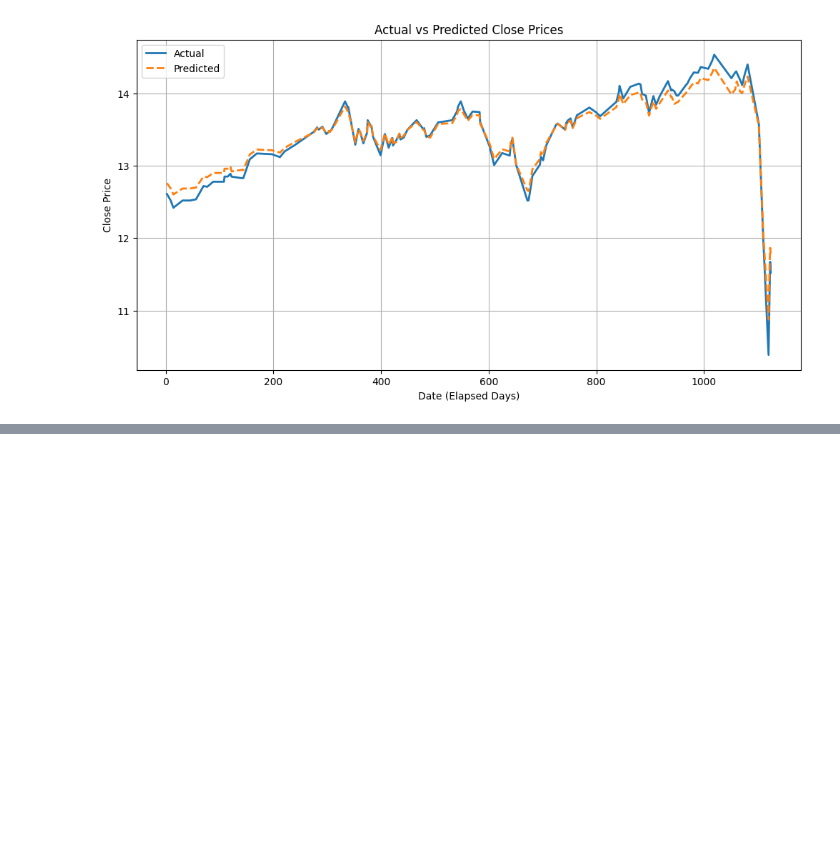
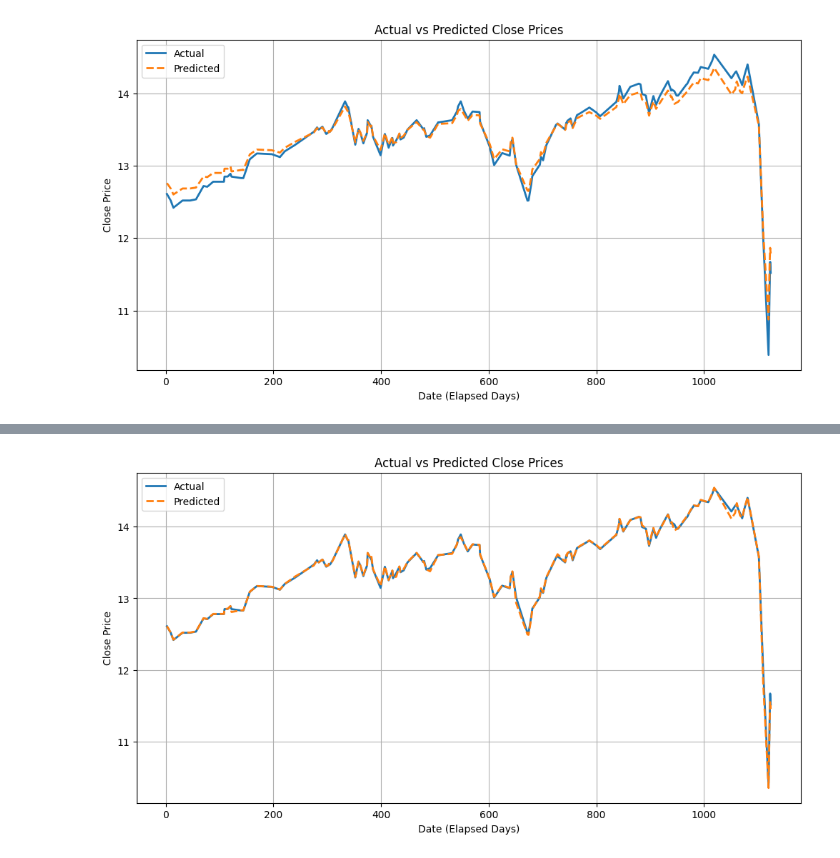
Before and after one commit to ahmobayen/ActionLearning, a Jupyter notebook: lasso-regression-stock-price-prediction.ipynb, the cells around one changed output, grey strips where cells are left out. Cells and saved outputs as stored; diff of their text form; code cells hidden in the pictures; blank space fills up the shorter version.

```diff
--- a/lasso-regression-stock-price-prediction.ipynb
+++ b/lasso-regression-stock-price-prediction.ipynb
@@ -204,0 +489,26 @@ plt.show()
+# %%
+import matplotlib.pyplot as plt
+
+# To use Date for plotting, retrieve it from the original dataset corresponding to the test indices
+test_indices = X_test.index
+dates_for_test = df.loc[test_indices, 'ElapsedDays']  # Using ElapsedDays as a proxy for Date
+
+# Create a DataFrame for visualization
+results_df = pd.DataFrame({
+    'Date': dates_for_test,
+    'Actual': y_test.values,
+    'Predicted': y_pred_final
+}).sort_values(by='Date')  # Sort by Date for proper plotting
+
+# Plotting
+plt.figure(figsize=(12, 6))
+plt.plot(results_df['Date'], results_df['Actual'], label='Actual', linewidth=2)
+plt.plot(results_df['Date'], results_df['Predicted'], label='Predicted', linestyle='--', linewidth=2)
+plt.title('Actual vs Predicted Close Prices')
+plt.xlabel('Date (Elapsed Days)')
+plt.ylabel('Close Price')
+plt.legend()
+plt.grid(True)
+plt.show()
+# %% [output]
+[figure, added]
```
Also changed, not shown: parts of 26 cells of this notebook.
